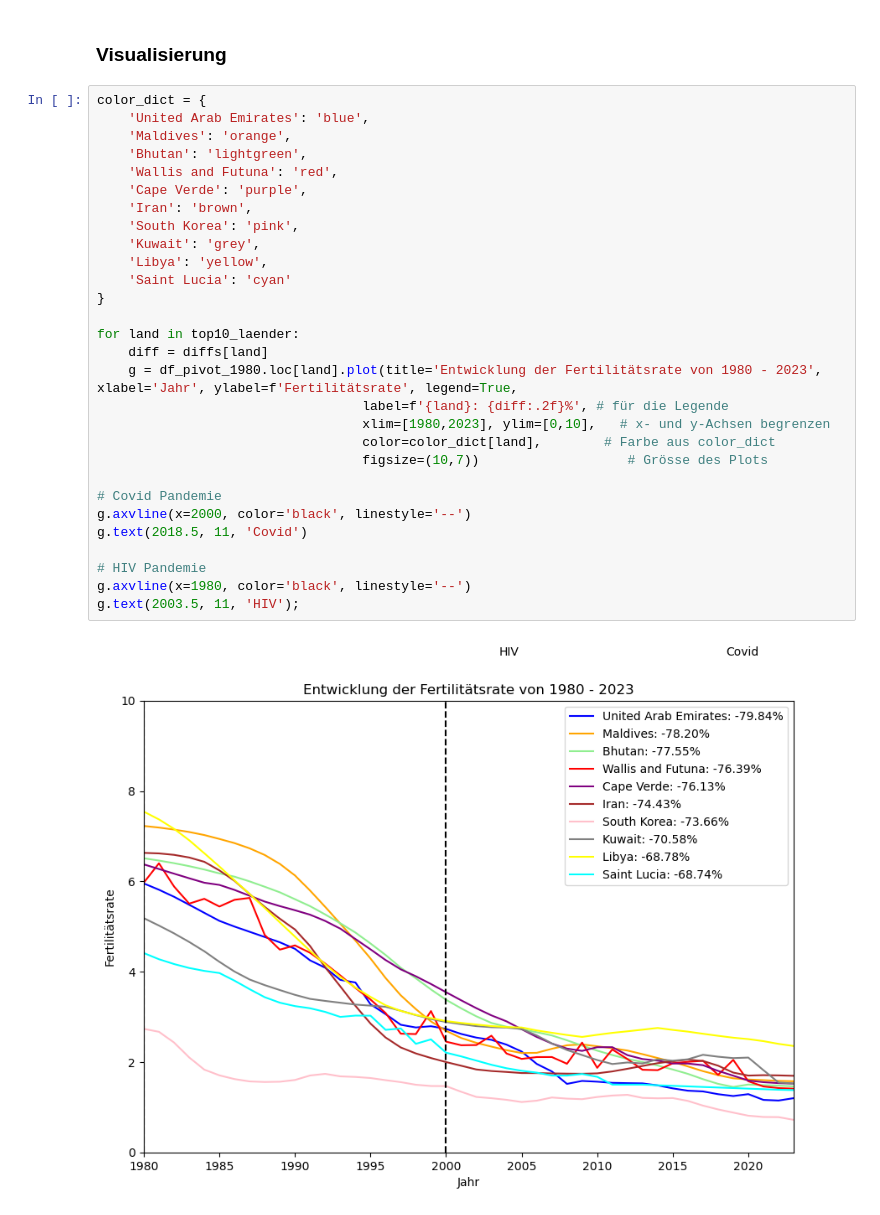
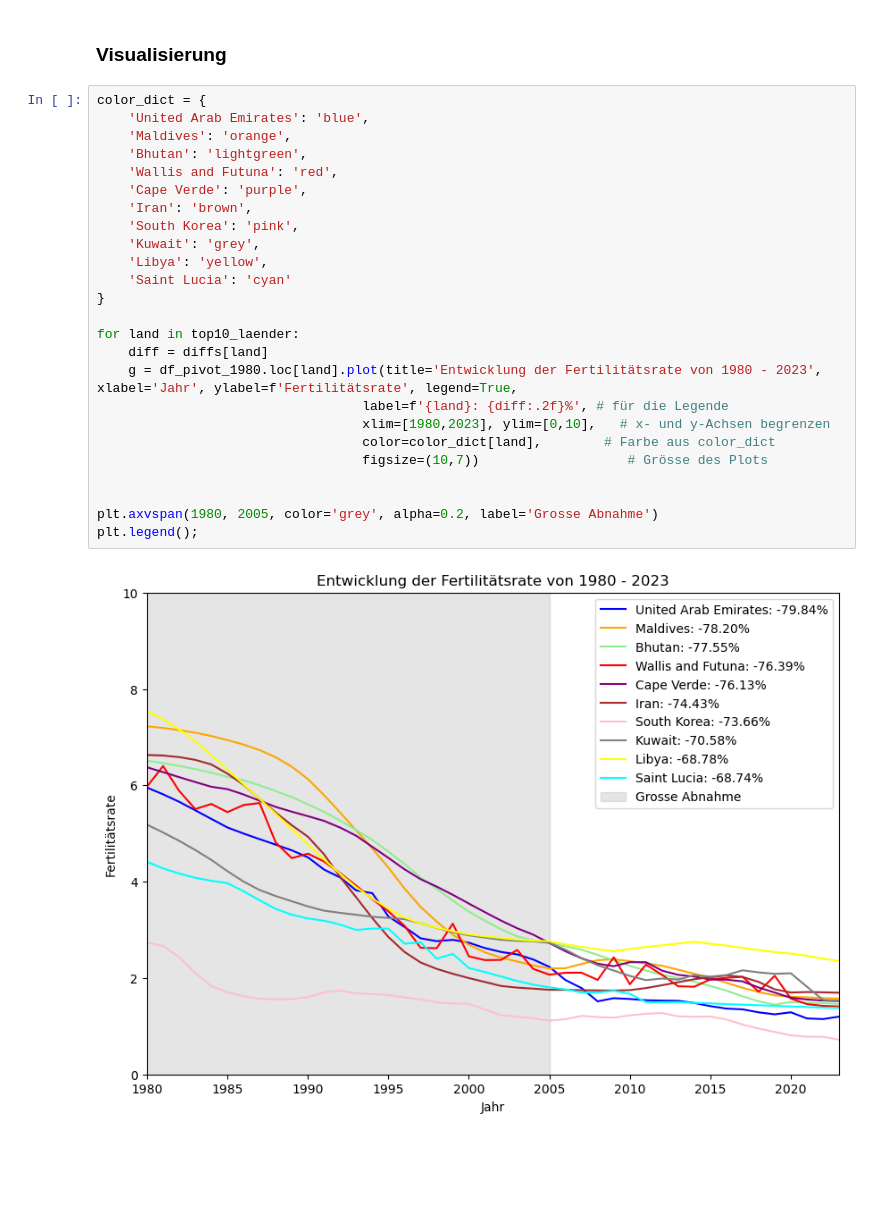
Before and after one commit to Nadja-K-maker/Informatik_LN, a Jupyter notebook: Leistungsnachweis_Python.ipnyp_Fertilitätsrate.ipynb, the cells around one changed output. Drawn from its saved outputs; the diff is of its cells as text; blank space fills up the shorter version.

```diff
--- a/Leistungsnachweis_Python.ipnyp_Fertilitätsrate.ipynb
+++ b/Leistungsnachweis_Python.ipnyp_Fertilitätsrate.ipynb
@@ -280,31 +280,27 @@ diffs_sorted.head(10).sort_values(ascending=False).plot(
 # %%
 color_dict = {
     'United Arab Emirates': 'blue',
     'Maldives': 'orange',
     'Bhutan': 'lightgreen',
     'Wallis and Futuna': 'red',
     'Cape Verde': 'purple',
     'Iran': 'brown',
     'South Korea': 'pink',
     'Kuwait': 'grey',
     'Libya': 'yellow',
     'Saint Lucia': 'cyan'
 }
 
 for land in top10_laender:
     diff = diffs[land]
     g = df_pivot_1980.loc[land].plot(title='Entwicklung der Fertilitätsrate von 1980 - 2023', xlabel='Jahr', ylabel=f'Fertilitätsrate', legend=True,
                                   label=f'{land}: {diff:.2f}%', # für die Legende
                                   xlim=[1980,2023], ylim=[0,10],   # x- und y-Achsen begrenzen
                                   color=color_dict[land],        # Farbe aus color_dict
                                   figsize=(10,7))                   # Grösse des Plots
 
-# Covid Pandemie
-g.axvline(x=2000, color='black', linestyle='--')
-g.text(2018.5, 11, 'Covid')
 
-# HIV Pandemie
-g.axvline(x=1980, color='black', linestyle='--')
-g.text(2003.5, 11, 'HIV');
+plt.axvspan(1980, 2005, color='grey', alpha=0.2, label='Grosse Abnahme')
+plt.legend();
 # %% [output]
-[figure, old version]
+[figure, new version]
```
